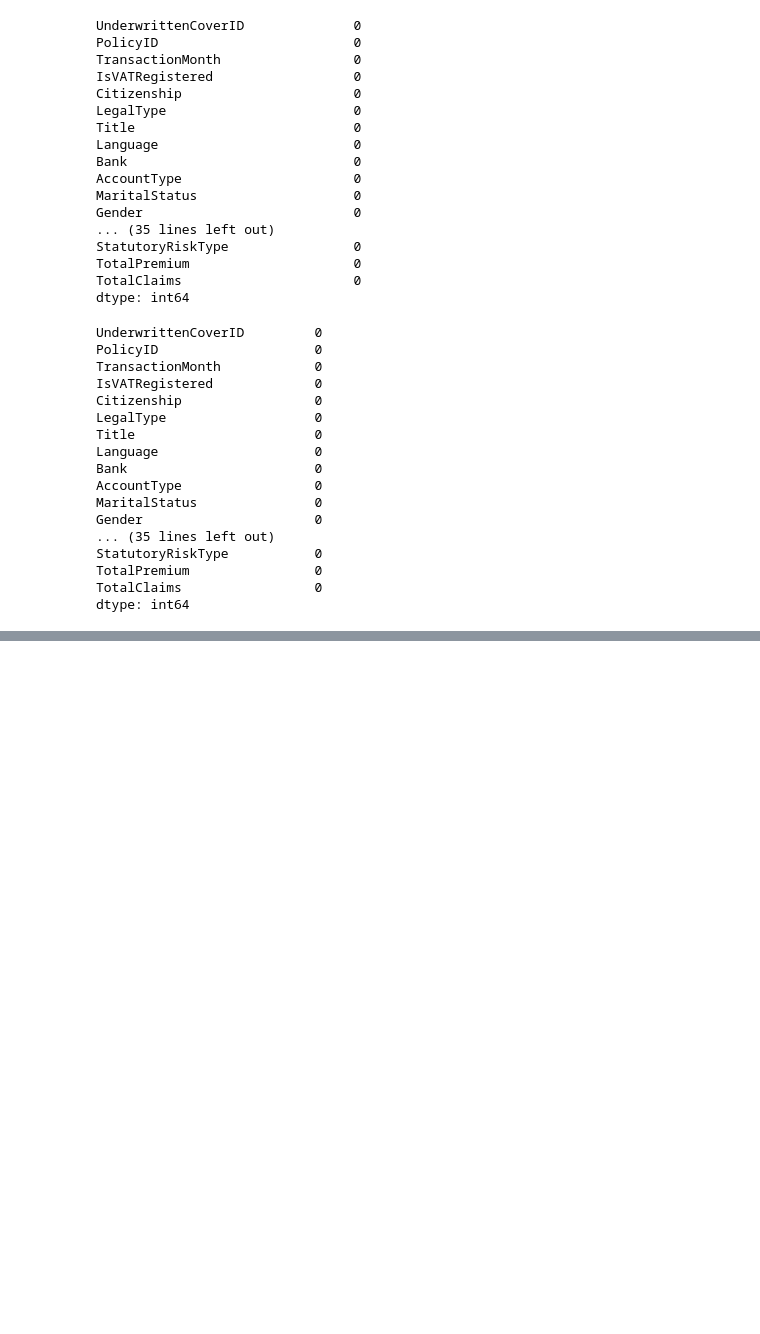
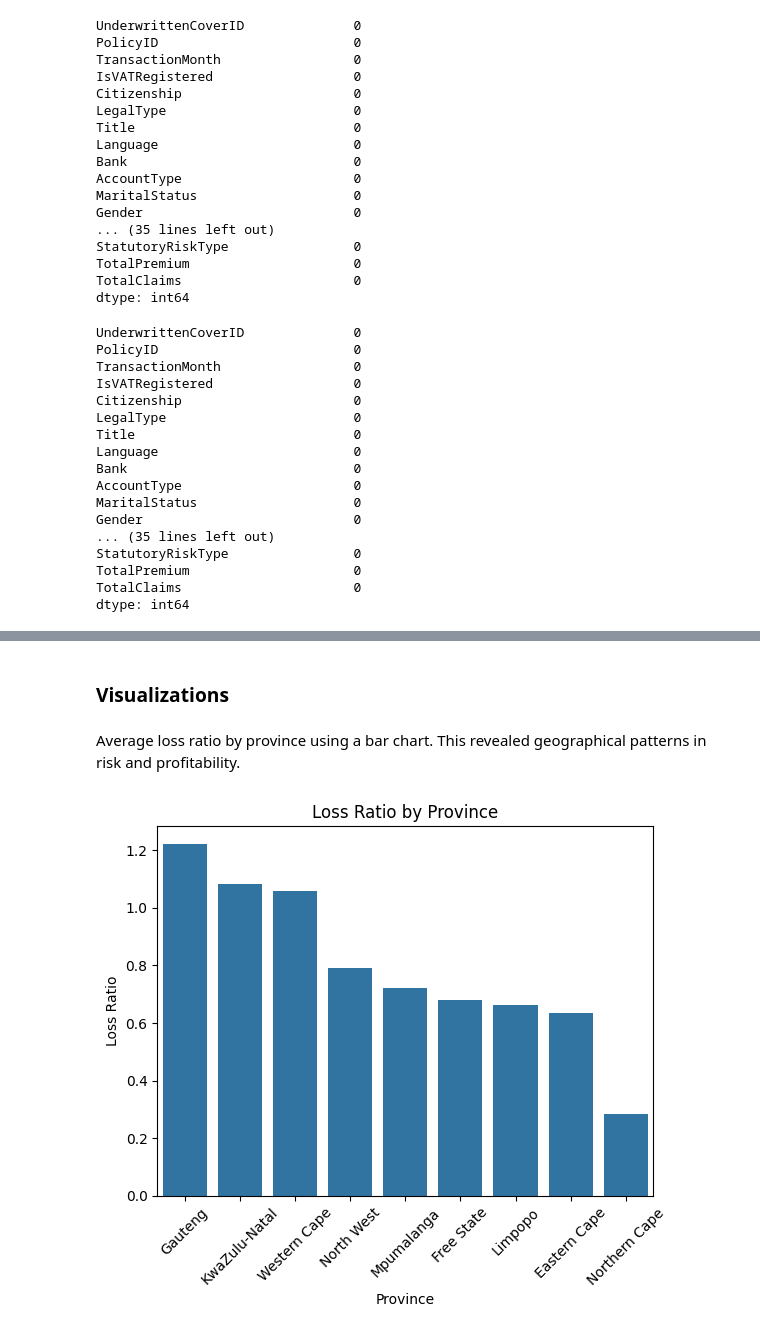
Before and after one commit to milki93/Insurance-Risk-Analytics-EDA, a Jupyter notebook: notebooks/EDA.ipynb, the cells around one changed output, grey strips where cells are left out. Saved outputs shown, nothing was run; the diff lists cells and outputs as text; code cells hidden in the pictures; blank space fills up the shorter version.

Commit message:
add ML-based imputation for some features and add EDA visualizations

```diff
--- a/notebooks/EDA.ipynb
+++ b/notebooks/EDA.ipynb
@@ -185,2 +74,0 @@ def run_full_imputation(df):
-# %%
-df = run_full_imputation(df)
@@ -204,0 +132,3 @@ np.int64(0)
+# %%
+df = full_imputation_pipeline(df)
+df[['Gender', 'Bank', 'AccountType', 'MaritalStatus', 'CustomValueEstimate']].isnull().sum()
@@ -272,0 +252,2 @@ dtype: int64
+# %%
+df = predict_binary_flags(df)
@@ -272,0 +274,2 @@ dtype: int64
+# %% [markdown]
+### Visualizations
@@ -272,0 +278,17 @@ dtype: int64
+# %% [markdown]
+Average loss ratio by province using a bar chart. This revealed geographical patterns in risk and profitability.
+# %%
+import seaborn as sns
+import matplotlib.pyplot as plt
+
+loss_by_province = df.groupby('Province')[['TotalClaims', 'TotalPremium']].sum()
+loss_by_province['LossRatio'] = loss_by_province['TotalClaims'] / loss_by_province['TotalPremium']
+loss_by_province = loss_by_province.sort_values('LossRatio', ascending=False)
+
+sns.barplot(x=loss_by_province.index, y=loss_by_province['LossRatio'])
+plt.xticks(rotation=45)
+plt.title('Loss Ratio by Province')
+plt.ylabel('Loss Ratio')
+plt.show()
+# %% [output]
+[figure, added]
```
Also changed, not shown: parts of 22 cells of this notebook.
